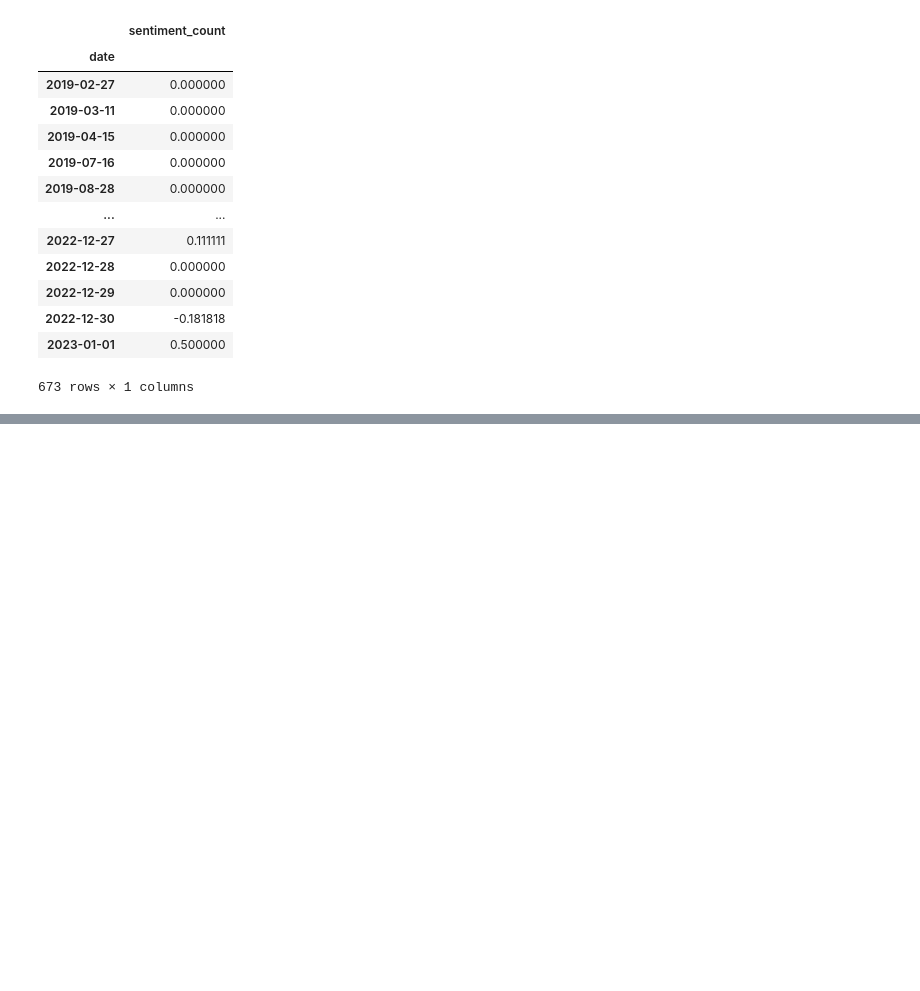
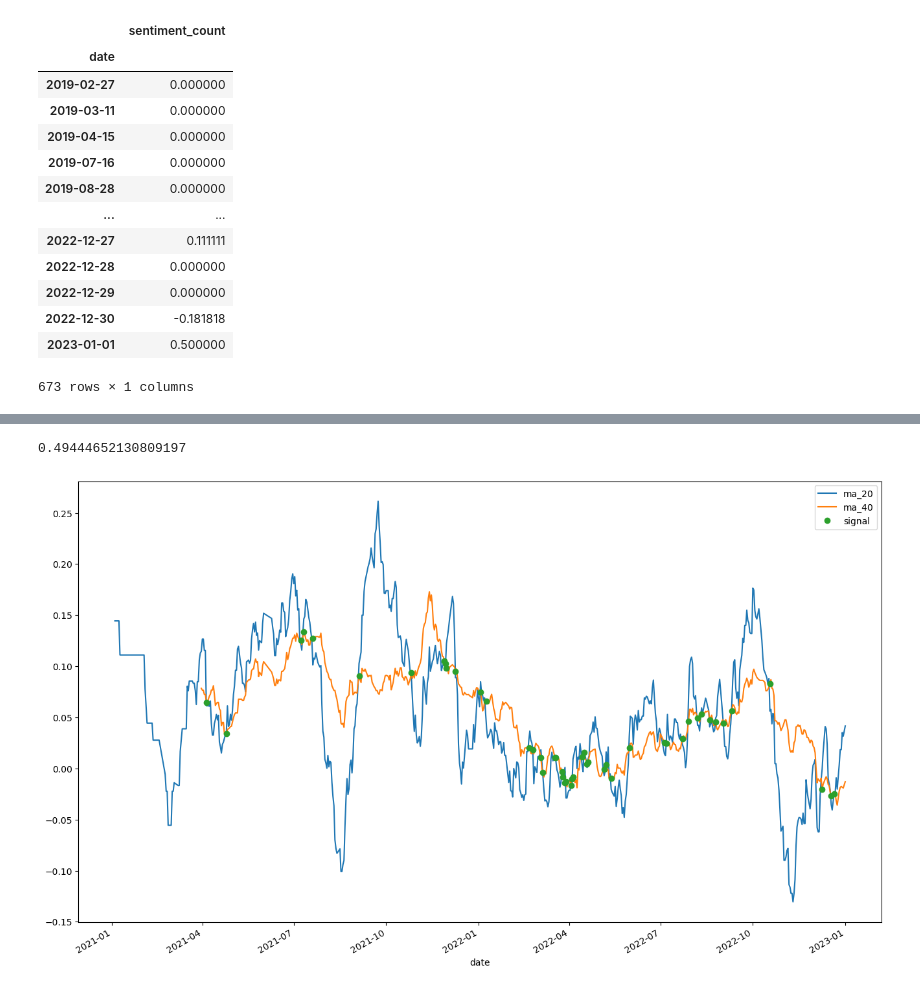
Before and after one commit to sabrinasartori/itau-quant-challenge, a Jupyter notebook: notebooks/finbert/06-amazon_analysis.ipynb, the cells around one changed output, grey strips where cells are left out. Saved outputs shown, nothing was run; the diff lists cells and outputs as text; code cells hidden in the pictures; blank space fills up the shorter version.

```diff
--- a/notebooks/finbert/06-amazon_analysis.ipynb
+++ b/notebooks/finbert/06-amazon_analysis.ipynb
@@ -131,0 +188,45 @@ amzn_sentiment.index = pd.to_datetime(amzn_sentiment.index)
+# %%
+prices_norm_df\
+    .price\
+    .loc["2021-01":]\
+    .corr(
+amzn_sentiment\
+    .sentiment_count\
+    .rolling(40)\
+    .mean()\
+    .loc["2021-01":]
+)
+# %% [output]
+0.49444652130809197
+# %%
+slow_ma = amzn_sentiment\
+    .sentiment_count\
+    .rolling(80)\
+    .mean()\
+    .loc["2021":]
+
+fast_ma = amzn_sentiment\
+    .sentiment_count\
+    .rolling(30)\
+    .mean()\
+    .loc["2021":]
+# %%
+signal = (fast_ma - slow_ma)\
+    .apply(lambda x : np.sign(x))\
+    .rolling(2)\
+    .sum()
+# %%
+plt.figure(figsize=(16,10))
+
+fast_ma.plot(label = "ma_20")
+slow_ma.plot(label = "ma_40")
+slow_ma[signal == 0].plot(
+    label = "signal",
+    marker = "o",
+    linestyle = "None"
+)
+
+plt.legend()
+plt.show()
+# %% [output]
+[figure, added]
```
Also changed, not shown: parts of 21 cells of this notebook, 1 other file.
